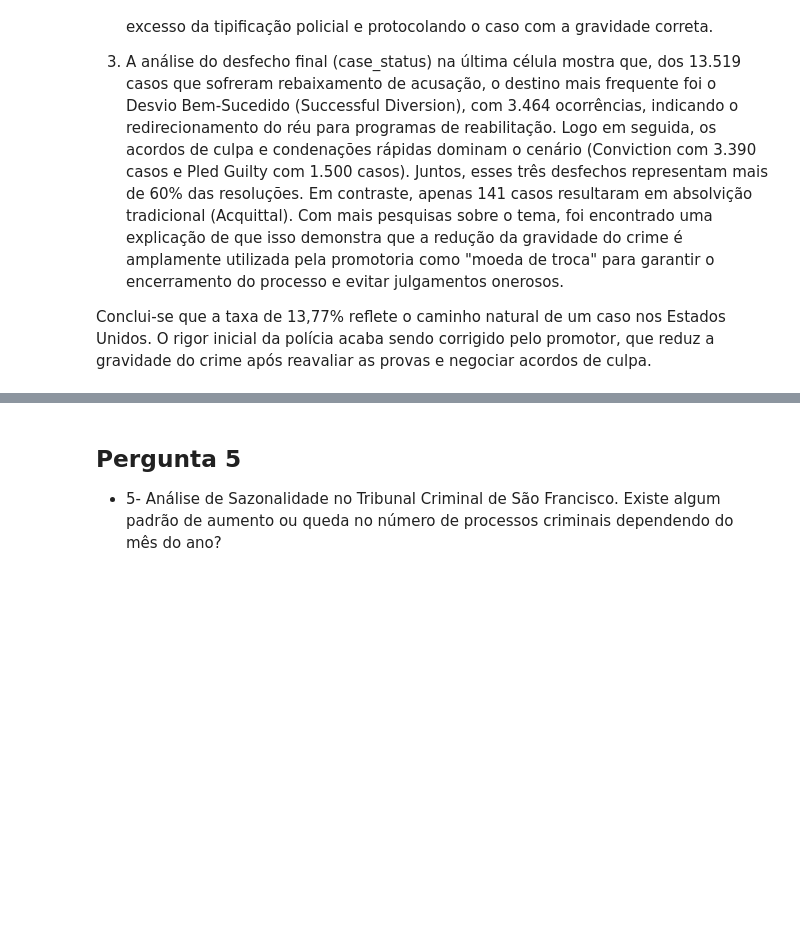
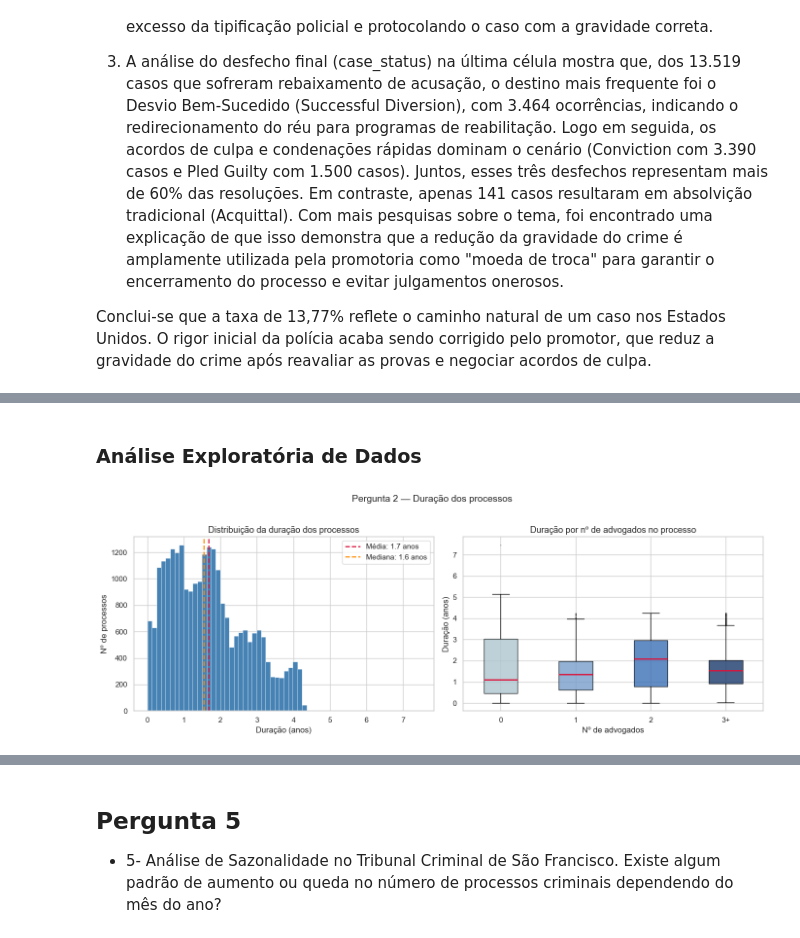
Before and after one commit to Orlandovpjunior/machine_learning, a Jupyter notebook: lab5/notebook.ipynb, the cells around one changed output, grey strips where cells are left out. Drawn from its saved outputs; the diff is of its cells as text; code cells hidden in the pictures; blank space fills up the shorter version.

Commit message:
feat: EDA e pré-processamento para a pergunta 2

```diff
--- a/lab5/notebook.ipynb
+++ b/lab5/notebook.ipynb
@@ -280,0 +361,18 @@ Conclui-se que a taxa de 13,77% reflete o caminho natural de um caso nos Estados
+# %%
+df_p2 = (
+    df_cases_validos[['case_number', 'duracao_dias']]
+    .merge(df_mov, on='case_number', how='left')
+    .merge(df_adv, on='case_number', how='left')
+)
+
+# Processos sem movimentação ou sem advogado registrado → 0
+df_p2['qtd_movimentacoes'] = df_p2['qtd_movimentacoes'].fillna(0).astype(int)
+df_p2['qtd_advogados']     = df_p2['qtd_advogados'].fillna(0).astype(int)
+
+# Faixa de advogados para visualização agrupada
+df_p2['faixa_advogados'] = df_p2['qtd_advogados'].apply(
+    lambda n: '0' if n == 0 else '1' if n == 1 else '2' if n == 2 else '3+'
+)
+
+print(f"Dataset final: {len(df_p2):,} processos")
+df_p2.head(3)
@@ -280,0 +385,40 @@ Conclui-se que a taxa de 13,77% reflete o caminho natural de um caso nos Estados
+# %% [markdown]
+### Análise Exploratória de Dados
+# %%
+# Distribuição da duração dos processo
+fig, axes = plt.subplots(1, 2, figsize=(14, 5))
+
+duracao_anos = df_p2['duracao_dias'] / 365
+media   = duracao_anos.mean()
+mediana = duracao_anos.median()
+
+# Histograma
+axes[0].hist(duracao_anos, bins=60, color='steelblue', edgecolor='white', linewidth=0.4)
+axes[0].axvline(media,   color='crimson',    linestyle='--', lw=1.8, label=f'Média: {media:.1f} anos')
+axes[0].axvline(mediana, color='darkorange', linestyle='--', lw=1.8, label=f'Mediana: {mediana:.1f} anos')
+axes[0].set_title('Distribuição da duração dos processos', fontsize=13)
+axes[0].set_xlabel('Duração (anos)')
+axes[0].set_ylabel('Nº de processos')
+axes[0].legend()
+
+# Boxplot duração × faixa de advogados
+ordem  = ['0', '1', '2', '3+']
+cores  = ['#aec6cf', '#779ecb', '#3b6fb6', '#1a3a6b']
+dados  = [df_p2[df_p2['faixa_advogados'] == f]['duracao_dias'].values / 365 for f in ordem]
+bp = axes[1].boxplot(
+    dados, labels=ordem, patch_artist=True,
+    medianprops=dict(color='crimson', linewidth=2),
+    flierprops=dict(marker='.', markersize=2, alpha=0.25),
+    whiskerprops=dict(linewidth=1), capprops=dict(linewidth=1),
+)
+for patch, cor in zip(bp['boxes'], cores):
+    patch.set_facecolor(cor); patch.set_alpha(0.8)
+axes[1].set_title('Duração por nº de advogados no processo', fontsize=13)
+axes[1].set_xlabel('Nº de advogados')
+axes[1].set_ylabel('Duração (anos)')
+
+plt.suptitle('Pergunta 2 — Duração dos processos', fontsize=14, y=1.02)
+plt.tight_layout()
+plt.show()
+# %% [output]
+[figure, added]
```
Also changed, not shown: parts of 10 cells of this notebook.
